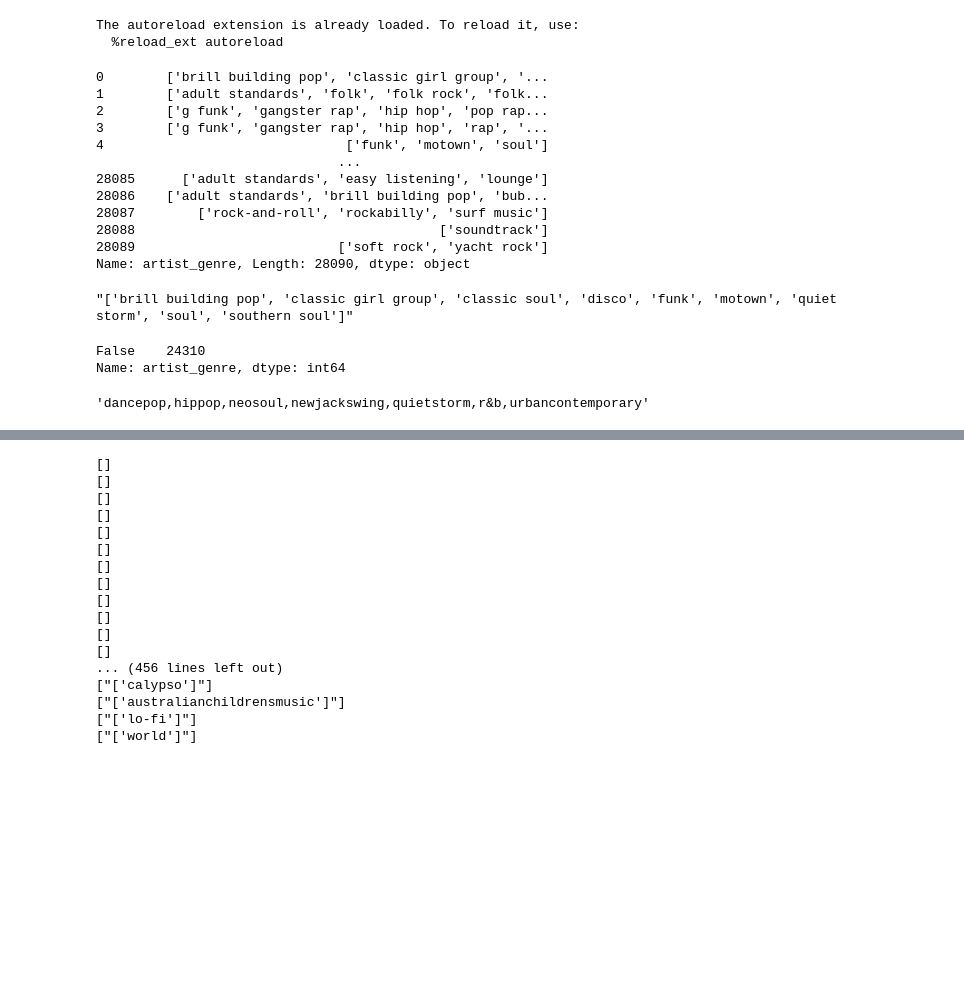
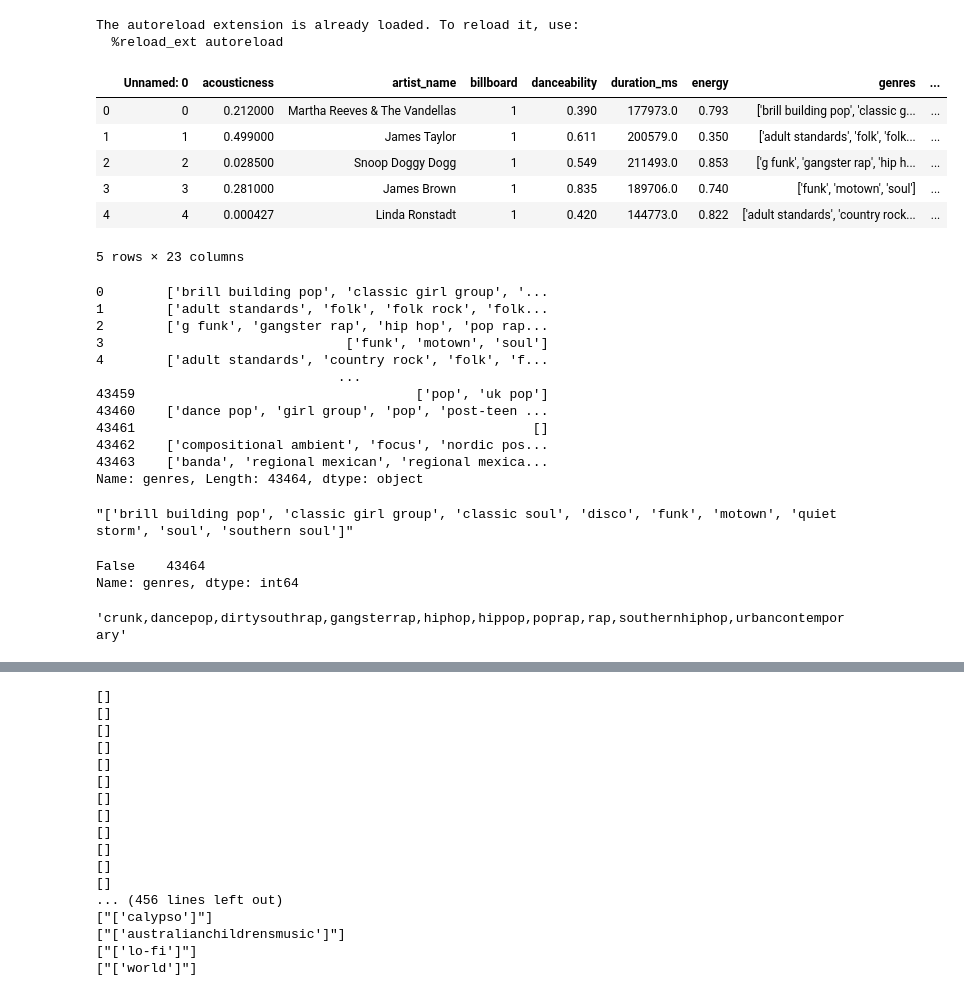
Before and after one commit to Ioana-P/Spotify_Billboard_prediction, a Jupyter notebook: eda1.ipynb, the cells around one changed output, grey strips where cells are left out. Cells and saved outputs as stored; diff of their text form; code cells hidden in the pictures; blank space fills up the shorter version.

Commit message:
testing data ready

```diff
--- a/eda1.ipynb
+++ b/eda1.ipynb
@@ -16,16 +14,28 @@ df = pd.read_excel('Hot 100 Audio Features.xlsx')
+# %%
+df = pd.read_csv('data.csv')
+# %%
+df.head()
+# %% [output]
+|  | Unnamed: 0 | acousticness | artist_name | billboard | danceability | duration_ms | energy | genres | ... |
+| 0 | 0 | 0.212000 | Martha Reeves & The Vandellas | 1 | 0.390 | 177973.0 | 0.793 | ['brill building pop', 'classic g... | ... |
+| 1 | 1 | 0.499000 | James Taylor | 1 | 0.611 | 200579.0 | 0.350 | ['adult standards', 'folk', 'folk... | ... |
+| 2 | 2 | 0.028500 | Snoop Doggy Dogg | 1 | 0.549 | 211493.0 | 0.853 | ['g funk', 'gangster rap', 'hip h... | ... |
+| 3 | 3 | 0.281000 | James Brown | 1 | 0.835 | 189706.0 | 0.740 | ['funk', 'motown', 'soul'] | ... |
+| 4 | 4 | 0.000427 | Linda Ronstadt | 1 | 0.420 | 144773.0 | 0.822 | ['adult standards', 'country rock... | ... |
+5 rows × 23 columns
 # %%
-df.artist_genre.astype('str')
+df.genres.astype('str')
 # %% [output]
 0        ['brill building pop', 'classic girl group', '...
 1        ['adult standards', 'folk', 'folk rock', 'folk...
 2        ['g funk', 'gangster rap', 'hip hop', 'pop rap...
-3        ['g funk', 'gangster rap', 'hip hop', 'rap', '...
-4                               ['funk', 'motown', 'soul']
+3                               ['funk', 'motown', 'soul']
+4        ['adult standards', 'country rock', 'folk', 'f...
                                ...
-28085      ['adult standards', 'easy listening', 'lounge']
-28086    ['adult standards', 'brill building pop', 'bub...
-28087        ['rock-and-roll', 'rockabilly', 'surf music']
-28088                                       ['soundtrack']
-28089                          ['soft rock', 'yacht rock']
-Name: artist_genre, Length: 28090, dtype: object
+43459                                    ['pop', 'uk pop']
+43460    ['dance pop', 'girl group', 'pop', 'post-teen ...
+43461                                                   []
+43462    ['compositional ambient', 'focus', 'nordic pos...
+43463    ['banda', 'regional mexican', 'regional mexica...
+Name: genres, Length: 43464, dtype: object
 # %%
@@ -43,11 +53,11 @@ df.artist_genre = df.artist_genre.str.replace(r' ', '')
 # %%
-df.artist_genre.isna().value_counts()
+df.genres.isna().value_counts()
 # %% [output]
-False    24310
-Name: artist_genre, dtype: int64
+False    43464
+Name: genres, dtype: int64
 # %%
 origdf = df.copy()
 # %%
-df.iloc[9]['artist_genre']
+df.iloc[9]['genres']
 # %% [output]
-'dancepop,hippop,neosoul,newjackswing,quietstorm,r&b,urbancontemporary'
+'crunk,dancepop,dirtysouthrap,gangsterrap,hiphop,hippop,poprap,rap,southernhiphop,urbancontemporary'
```
Also changed, not shown: parts of 20 cells of this notebook, 1 other file.
